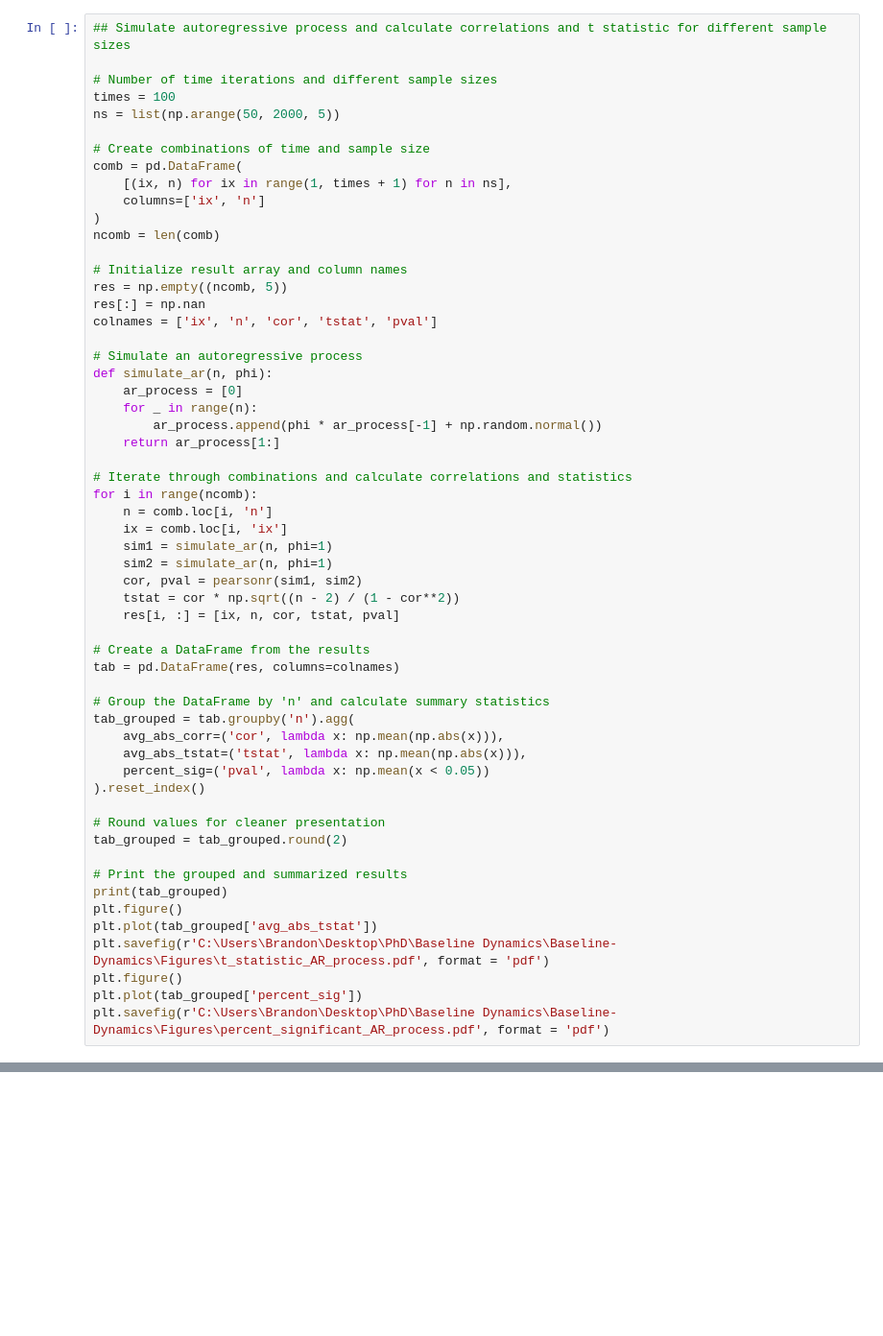
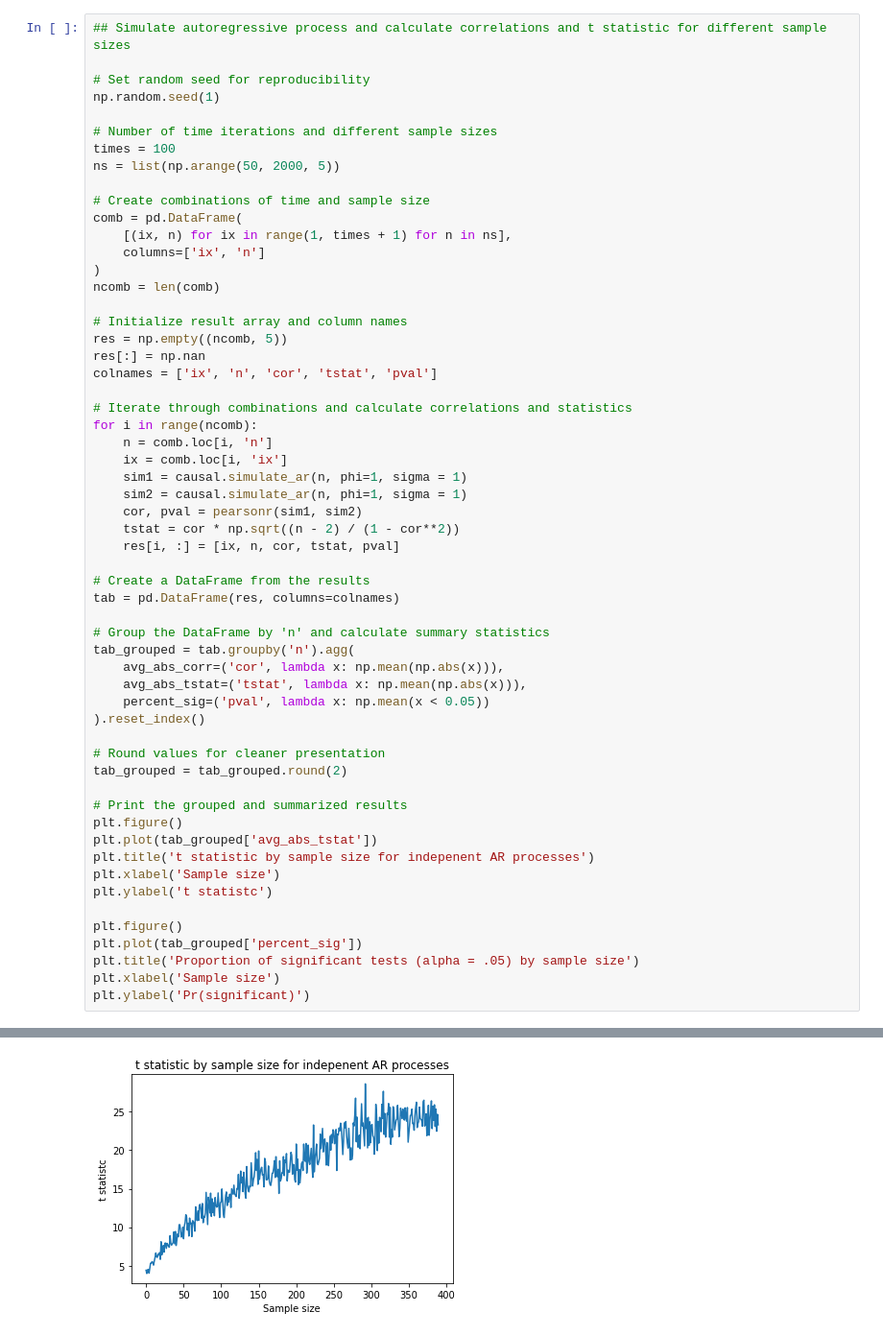
Before and after one commit to BJCaie/Ergodicity, a Jupyter notebook: Autoregressive.ipynb, the cells around one changed output, grey strips where cells are left out. Shown at 96% size. Saved outputs shown, nothing was run; the diff lists cells and outputs as text; blank space fills up the shorter version.

```diff
--- a/Autoregressive.ipynb
+++ b/Autoregressive.ipynb
@@ -6,5 +7,8 @@ import matplotlib.pyplot as plt
 # %%
 ## Simulate autoregressive process and calculate correlations and t statistic for different sample sizes
+
+# Set random seed for reproducibility
+np.random.seed(1)
 
 # Number of time iterations and different sample sizes
 times = 100
@@ -22,19 +26,12 @@ res = np.empty((ncomb, 5))
 res[:] = np.nan
 colnames = ['ix', 'n', 'cor', 'tstat', 'pval']
 
-# Simulate an autoregressive process
-def simulate_ar(n, phi):
-    ar_process = [0]
-    for _ in range(n):
-        ar_process.append(phi * ar_process[-1] + np.random.normal())
-    return ar_process[1:]
-
 # Iterate through combinations and calculate correlations and statistics
 for i in range(ncomb):
     n = comb.loc[i, 'n']
     ix = comb.loc[i, 'ix']
-    sim1 = simulate_ar(n, phi=1)
-    sim2 = simulate_ar(n, phi=1)
+    sim1 = causal.simulate_ar(n, phi=1, sigma = 1)
+    sim2 = causal.simulate_ar(n, phi=1, sigma = 1)
     cor, pval = pearsonr(sim1, sim2)
     tstat = cor * np.sqrt((n - 2) / (1 - cor**2))
     res[i, :] = [ix, n, cor, tstat, pval]
@@ -53,10 +50,15 @@ tab_grouped = tab.groupby('n').agg(
 tab_grouped = tab_grouped.round(2)
 
 # Print the grouped and summarized results
-print(tab_grouped)
 plt.figure()
 plt.plot(tab_grouped['avg_abs_tstat'])
-plt.savefig(r'C:\Users\Brandon\Desktop\PhD\Baseline Dynamics\Baseline-Dynamics\Figures\t_statistic_AR_process.pdf', format = 'pdf')
+plt.title('t statistic by sample size for indepenent AR processes')
+plt.xlabel('Sample size')
+plt.ylabel('t statistc')
+
 plt.figure()
 plt.plot(tab_grouped['percent_sig'])
-plt.savefig(r'C:\Users\Brandon\Desktop\PhD\Baseline Dynamics\Baseline-Dynamics\Figures\percent_significant_AR_process.pdf', format = 'pdf')
+plt.title('Proportion of significant tests (alpha = .05) by sample size')
+plt.xlabel('Sample size')
+plt.ylabel('Pr(significant)')
+# %% [output]
@@ -62,0 +66 @@ plt.savefig(r'C:\Users\Brandon\Desktop\PhD\Baseline Dynamics\Baseline-Dynamics\F
+[figure, added]
```
Also changed, not shown: parts of 3 cells of this notebook, 1 other file.
